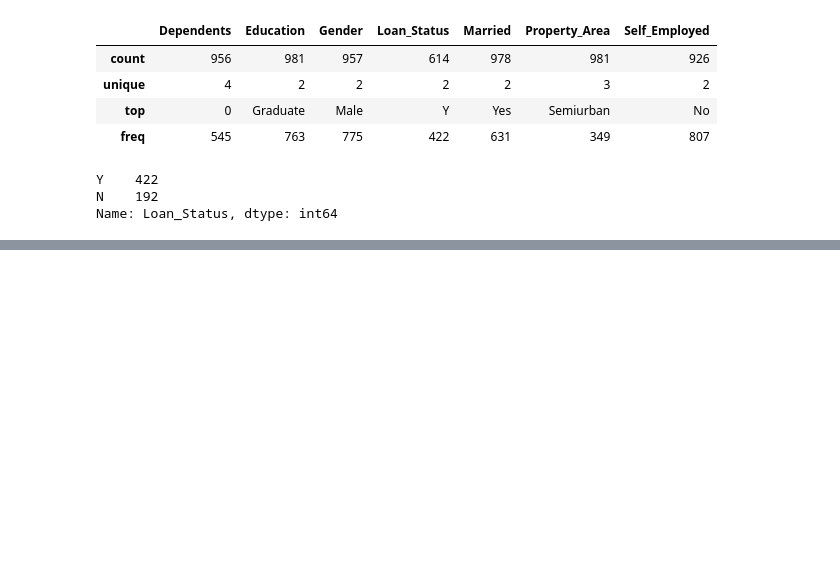
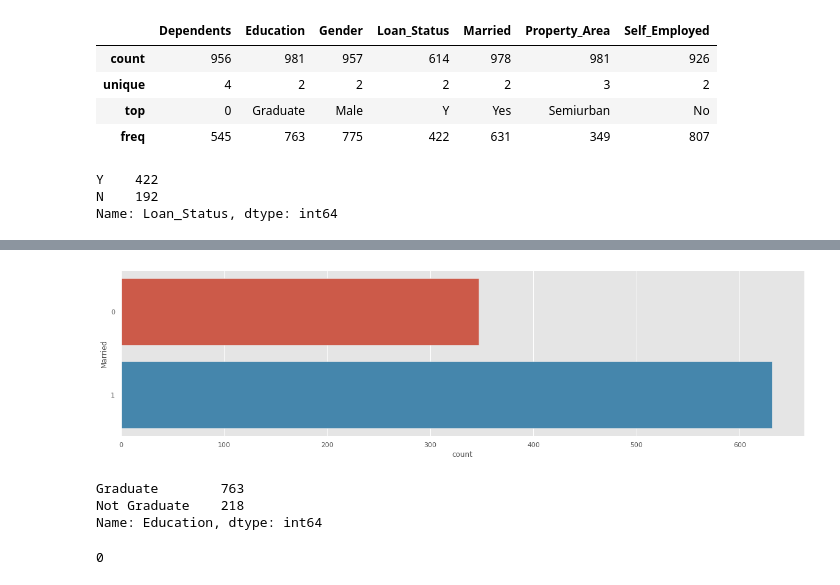
Before and after one commit to NilSagor/loan-pred, a Jupyter notebook: loan_predict.ipynb, the cells around one changed output, grey strips where cells are left out. Saved outputs shown, nothing was run; the diff lists cells and outputs as text; code cells hidden in the pictures; blank space fills up the shorter version.

```diff
--- a/loan_predict.ipynb
+++ b/loan_predict.ipynb
@@ -168,0 +212,21 @@ data_raw.loc[data_raw['Loan_Status'] == 'N', 'Loan_Status'] = 0
+# %%
+data_raw.loc[data_raw['Married'] == 'Yes', 'Married'] = 1
+data_raw.loc[data_raw['Married'] == 'No', 'Married'] = 0
+
+data_bin['Married'] = data_raw['Married']
+data_con['Married'] = data_raw['Married']
+
+fig = plt.figure(figsize = (20,  5))
+sns.countplot(y = "Married", data = data_bin);
+# %% [output]
+[figure, added]
+# %%
+data_raw.Education.value_counts()
+# %% [output]
+Graduate        763
+Not Graduate    218
+Name: Education, dtype: int64
+# %%
+data_raw.Education.isnull().sum()
+# %% [output]
+0
```
Also changed, not shown: parts of 21 cells of this notebook.
